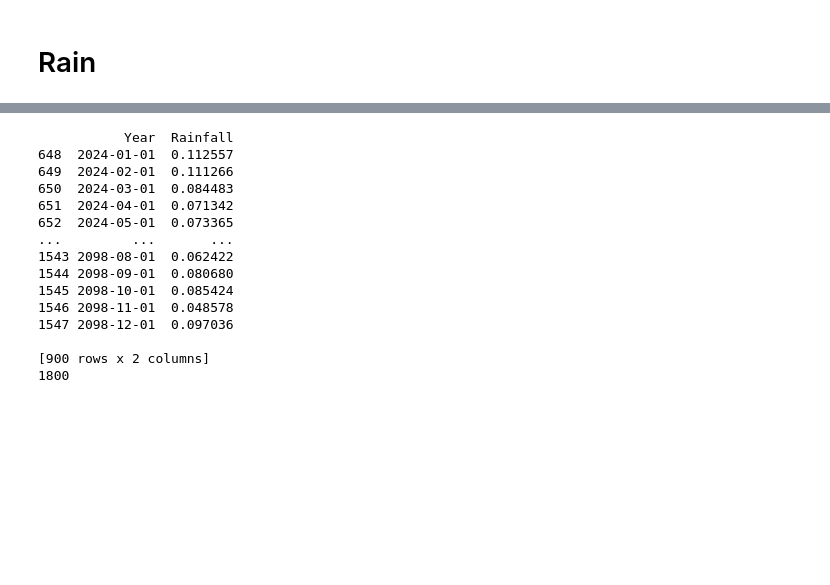
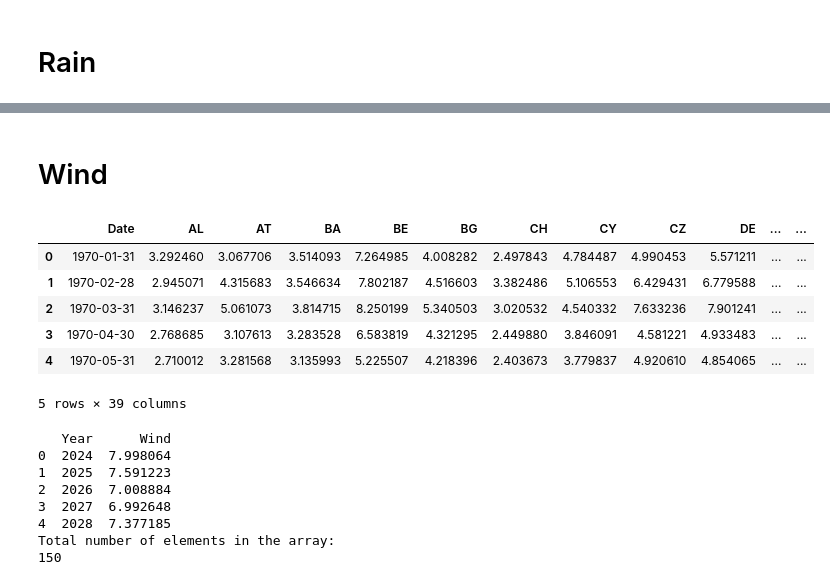
Before and after one commit to gpols/Sonification, a Jupyter notebook: main/signals.ipynb, the cells around one changed output, grey strips where cells are left out. Saved outputs shown, nothing was run; the diff lists cells and outputs as text; code cells hidden in the pictures; blank space fills up the shorter version.

```diff
--- a/main/signals.ipynb
+++ b/main/signals.ipynb
@@ -327,37 +146,56 @@ rain_df
+# %% [markdown]
+# Wind
+# %%
+# Adjust the relative path to the correct location
+notebook_dir = os.getcwd()
+wind_path = os.path.join(notebook_dir, '..', 'data_files', 'wind.csv')
+
+# Skip metadata rows and read the data
+wind_df = pd.read_csv(
+    wind_path,
+    skiprows=52,  # Skip rows up to the actual data header
+    sep=',',      # Specify the correct delimiter (comma in this case)
+    engine='python',  # Use Python engine for flexible parsing
+    on_bad_lines='skip'  # Skip any problematic rows
+)
+
+wind_df.head()
+# %% [output]
+|  | Date | AL | AT | BA | BE | BG | CH | CY | CZ | DE | ... | ... |
+| 0 | 1970-01-31 | 3.292460 | 3.067706 | 3.514093 | 7.264985 | 4.008282 | 2.497843 | 4.784487 | 4.990453 | 5.571211 | ... | ... |
+| 1 | 1970-02-28 | 2.945071 | 4.315683 | 3.546634 | 7.802187 | 4.516603 | 3.382486 | 5.106553 | 6.429431 | 6.779588 | ... | ... |
+| 2 | 1970-03-31 | 3.146237 | 5.061073 | 3.814715 | 8.250199 | 5.340503 | 3.020532 | 4.540332 | 7.633236 | 7.901241 | ... | ... |
+| 3 | 1970-04-30 | 2.768685 | 3.107613 | 3.283528 | 6.583819 | 4.321295 | 2.449880 | 3.846091 | 4.581221 | 4.933483 | ... | ... |
+| 4 | 1970-05-31 | 2.710012 | 3.281568 | 3.135993 | 5.225507 | 4.218396 | 2.403673 | 3.779837 | 4.920610 | 4.854065 | ... | ... |
+5 rows × 39 columns
 # %%
 # Ensure 'Date' is parsed as a datetime column
-rain_df['Date'] = pd.to_datetime(rain_df['Date'])
+wind_df['Date'] = pd.to_datetime(wind_df['Date'])
 
 # Extract the year and month from 'Date'
-rain_df['Year'] = rain_df['Date'].dt.to_period('M')
-
-# Convert 'Year' to datetime format for plotting
-rain_df['Year'] = rain_df['Year'].dt.to_timestamp()
+wind_df['Year'] = wind_df['Date'].dt.to_period('M')
 
 # Filter rows between 2024 and 2098
-rain_pred = rain_df[rain_df['Year'] >= '2024-01']
+wind_pred = wind_df[wind_df['Year'] >= '2024-01']
 
 # Select only 'year and month' and 'UK' columns
-rain_uk = rain_pred[['Year', 'UK']].copy()
+wind_uk = wind_pred[['Year', 'UK']].copy()
 
-# Rename UK collumn to Rainfall(mm)
-rain_uk.rename(columns={'UK':'Rainfall'}, inplace=True)
+# Rename UK column to Wind
+wind_uk.rename(columns={'UK':'Wind'}, inplace=True)
 
-print(rain_uk)
-print(rain_uk.size)
+# Calculate the mean wind speed for each year
+wind_uk = wind_uk.groupby(wind_uk['Year'].dt.year)['Wind'].mean().reset_index()
+
+print(wind_uk[:5])
+print("Total number of elements in the array: ")
+print(wind_uk.size)
 # %% [output]
-           Year  Rainfall
-648  2024-01-01  0.112557
-649  2024-02-01  0.111266
-650  2024-03-01  0.084483
-651  2024-04-01  0.071342
-652  2024-05-01  0.073365
-...         ...       ...
-1543 2098-08-01  0.062422
-1544 2098-09-01  0.080680
-1545 2098-10-01  0.085424
-1546 2098-11-01  0.048578
-1547 2098-12-01  0.097036
-
-[900 rows x 2 columns]
-1800
+   Year      Wind
+0  2024  7.998064
+1  2025  7.591223
+2  2026  7.008884
+3  2027  6.992648
+4  2028  7.377185
+Total number of elements in the array:
+150
```
Also changed, not shown: parts of 26 cells of this notebook, 2 other files.
